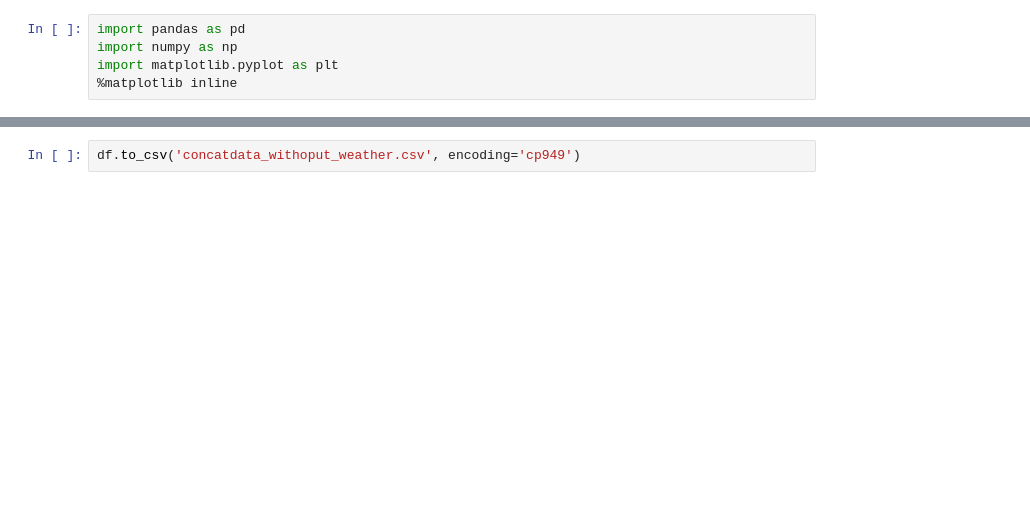
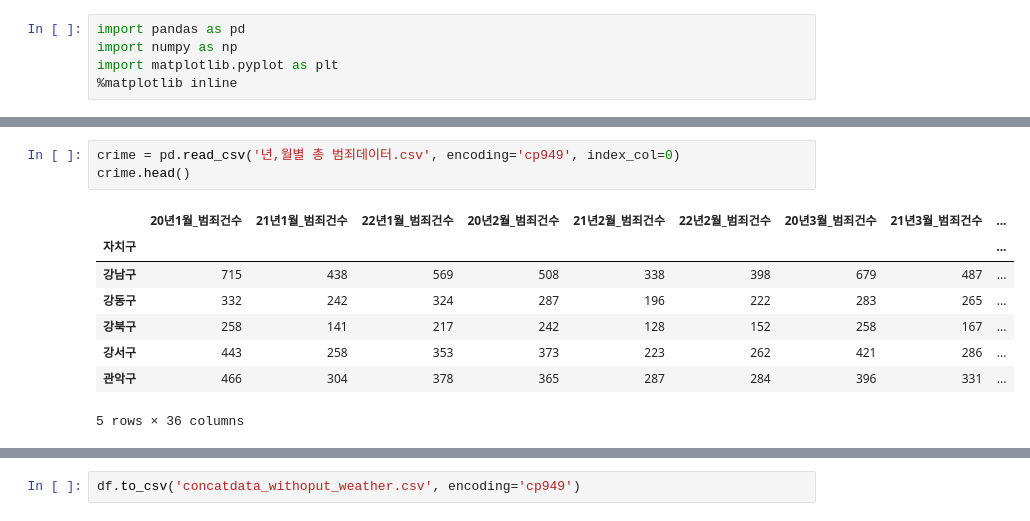
Before and after one commit to BanSugyeong/Crime-Alert-Service, a Jupyter notebook: machine learning/analyze/feature_scaling.ipynb, the cells around one changed output, grey strips where cells are left out. Cells and saved outputs as stored; diff of their text form; blank space fills up the shorter version.

```diff
--- a/machine learning/analyze/feature_scaling.ipynb
+++ b/machine learning/analyze/feature_scaling.ipynb
@@ -22,0 +28,12 @@ df.head()
+# %%
+crime = pd.read_csv('년,월별 총 범죄데이터.csv', encoding='cp949', index_col=0)
+crime.head()
+# %% [output]
+|  | 20년1월_범죄건수 | 21년1월_범죄건수 | 22년1월_범죄건수 | 20년2월_범죄건수 | 21년2월_범죄건수 | 22년2월_범죄건수 | 20년3월_범죄건수 | 21년3월_범죄건수 | ... |
+| 자치구 |  |  |  |  |  |  |  |  | ... |
+| 강남구 | 715 | 438 | 569 | 508 | 338 | 398 | 679 | 487 | ... |
+| 강동구 | 332 | 242 | 324 | 287 | 196 | 222 | 283 | 265 | ... |
+| 강북구 | 258 | 141 | 217 | 242 | 128 | 152 | 258 | 167 | ... |
+| 강서구 | 443 | 258 | 353 | 373 | 223 | 262 | 421 | 286 | ... |
+| 관악구 | 466 | 304 | 378 | 365 | 287 | 284 | 396 | 331 | ... |
+5 rows × 36 columns
```
Also changed, not shown: parts of 12 cells of this notebook, 1 other file.
